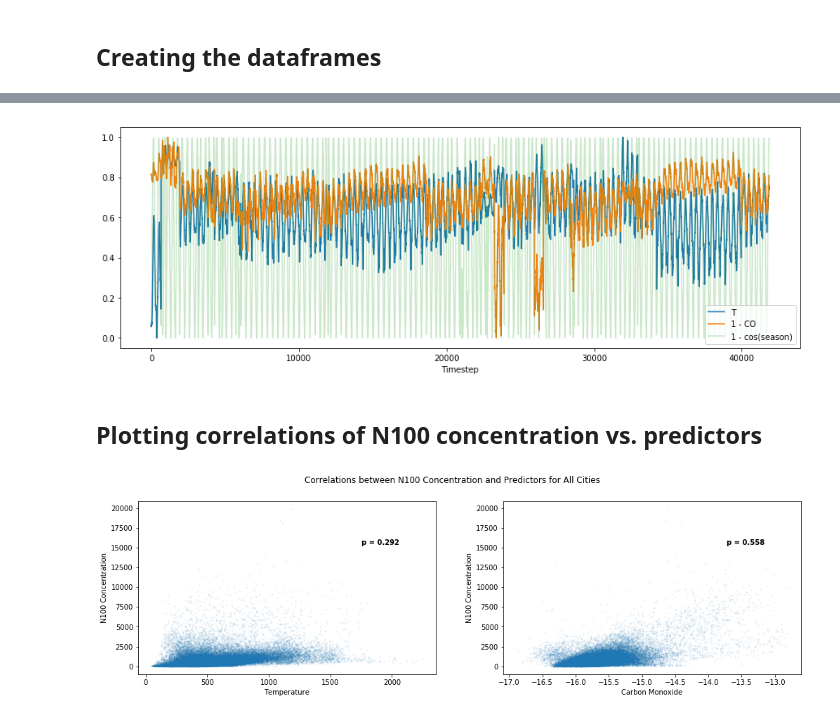
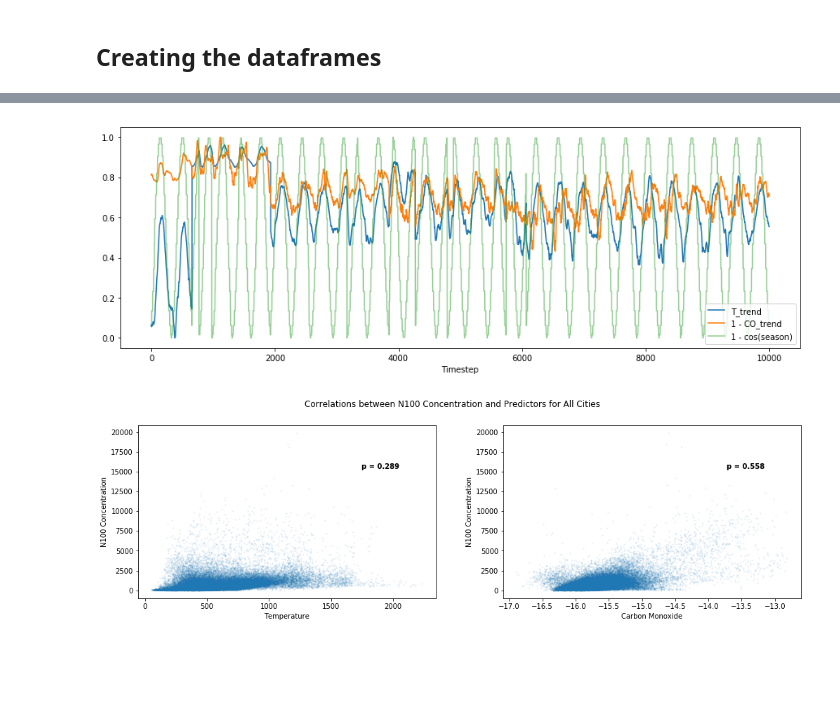
Before and after one commit to ellarauth/aerosol-modeling, a Jupyter notebook: notebooks/explore.ipynb, the cells around one changed output, grey strips where cells are left out. Drawn from its saved outputs; the diff is of its cells as text; code cells hidden in the pictures; blank space fills up the shorter version.

Commit message:
small changes to model
- started using significant figures for model parameters instead of decimal places
- made new plotting function for model predictions

```diff
--- a/notebooks/explore.ipynb
+++ b/notebooks/explore.ipynb
@@ -195,8 +193,7 @@ def calc_trend_resid(data, non_numeric, window_size):
     for ma_var in ma_vars:
         data[ma_var+'_trend'] = data_ma[ma_var]
 
-    data = data[window_size:]
-    return data
+    return data[window_size:]
 
 
 def add_trend_resid(data, non_numeric, window_size):
@@ -212,11 +209,9 @@ def add_trend_resid(data, non_numeric, window_size):
             data_cities.append(subset)
 
         # joining the data from each city with the original dataframe and removing the unique ids
-        data = pd.concat(data_cities)
+        return pd.concat(data_cities)
     else:
-        data = calc_trend_resid(data, non_numeric, window_size)
-
-    return data
+        return calc_trend_resid(data, non_numeric, window_size)
 # %% [markdown]
 ## Creating the dataset
 # %%
@@ -277,7 +272,7 @@ def transform_data(data, dates):
 
     # temperature trend
     if use_t:
-        data_comb.append(np.exp(0.047*data.t_trend + 0.063*data.t_res - 6.948))  # pre-calculated transformation
+        data_comb.append(np.exp(0.04758*data.t_trend + 0.05*data.t_res - 7.049))  # pre-calculated transformation
         if use_residual:
             data_comb.append(data.t_trend)  # trend
             data_comb.append(data.t_res)  # residual
@@ -620,15 +641,19 @@ plot_trends(df, dates)
 # %%
-plt.figure(figsize=(15,5))
-plt.plot(preprocessing.minmax_scale(np.array(df_comb.t_trend).reshape(-1, 1)), label='T')
-plt.plot(1-preprocessing.minmax_scale(np.array(df_comb.co_trend).reshape(-1, 1)), label='1 - CO')
-if use_season:
-    plt.plot(1-preprocessing.minmax_scale(np.array(df_comb.season_cos).reshape(-1, 1)),
-             label='1 - cos(season)', alpha=0.25)
+# relationship between min-max-scaled temperature trend, carbon monoxide trend, and season
+if use_t and use_co and use_season:
+    t = preprocessing.minmax_scale(np.array(df_comb.t_trend).reshape(-1, 1))
+    co = 1-preprocessing.minmax_scale(np.array(df_comb.co_trend).reshape(-1, 1))
+    sea = 1-preprocessing.minmax_scale(np.array(df_comb.season_cos).reshape(-1, 1))
 
-plt.xlabel('Timestep')
-plt.legend();
+    view_size = min(len(t), 10000)
+    fig = plt.figure(figsize=(15,5))
+
+    plt.plot(t[:view_size], label='T_trend')
+    plt.plot(co[:view_size], label='1 - CO_trend')
+    plt.plot(sea[:view_size], label='1 - cos(season)', alpha=0.5)
+
+    plt.xlabel('Timestep')
+    plt.legend();
 # %% [output]
-[figure, old version]
+[figure, new version]
-# %% [markdown]
-## Plotting correlations of N100 concentration vs. predictors
 # %%
```
Also changed, not shown: parts of 20 cells of this notebook.
